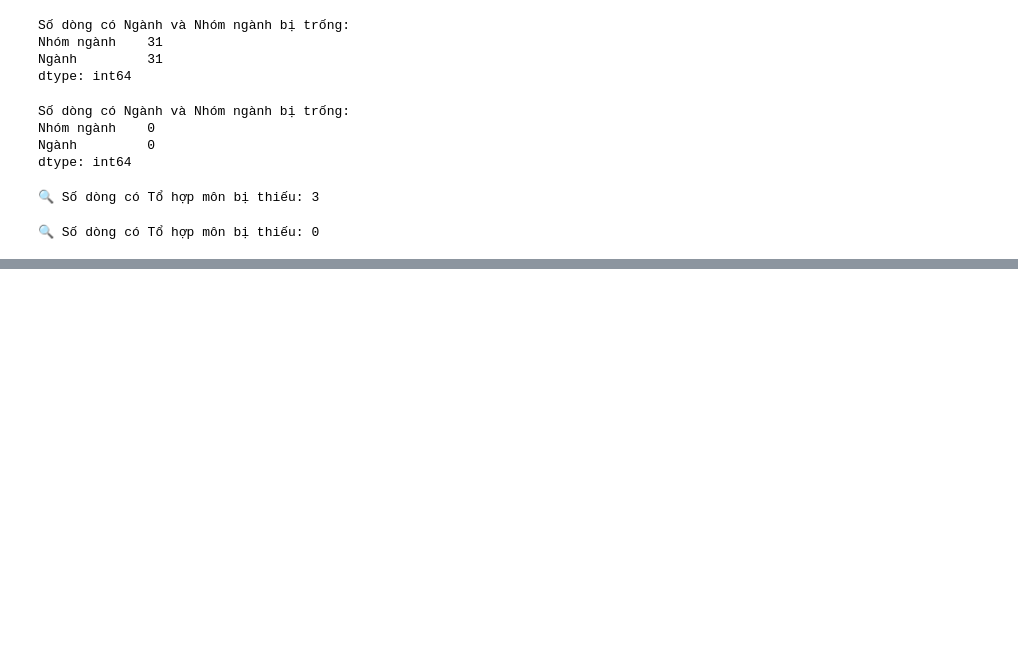
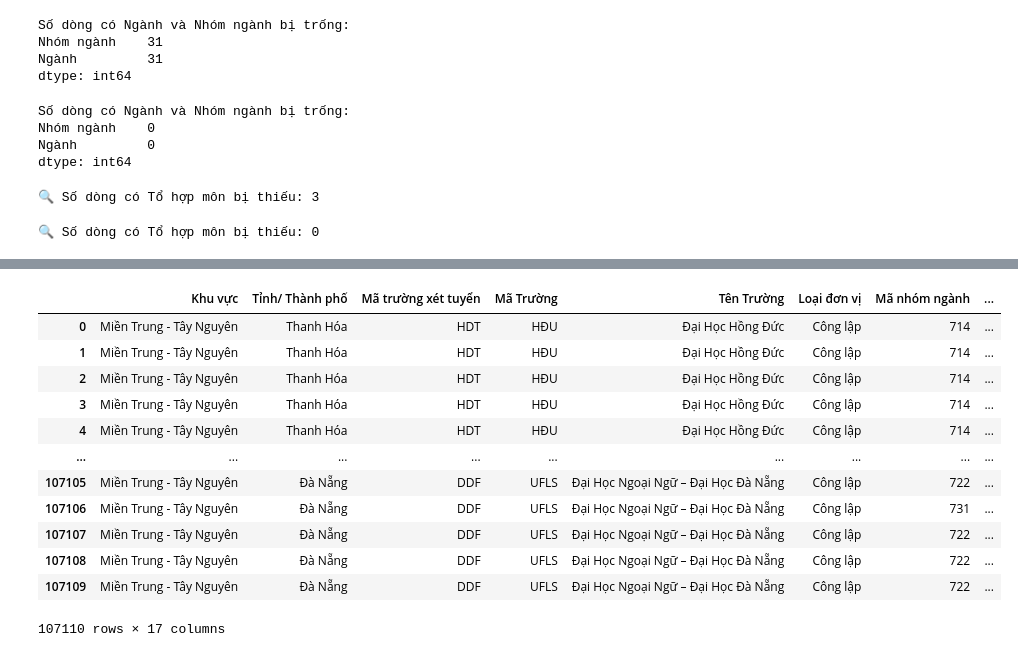
Before and after one commit to HTNam1710/ADS_Final, a Jupyter notebook: Source/Data Preprocessing.ipynb, the cells around one changed output, grey strips where cells are left out. Drawn from its saved outputs; the diff is of its cells as text; code cells hidden in the pictures; blank space fills up the shorter version.

```diff
--- a/Source/Data Preprocessing.ipynb
+++ b/Source/Data Preprocessing.ipynb
@@ -496,2 +559,19 @@ df_expanded
 # %%
 df_expanded.to_csv("Data/diem_chuan_2024_full.csv", index=False, encoding="utf-8-sig")
+# %%
+df_18_23 = pd.read_excel('Data/diemchuan_full_18-23.xlsx')
+df_18_23
+# %% [output]
+|  | Khu vực | Tỉnh/ Thành phố | Mã trường xét tuyển | Mã Trường | Tên Trường | Loại đơn vị | Mã nhóm ngành | ... |
+| 0 | Miền Trung - Tây Nguyên | Thanh Hóa | HDT | HĐU | Đại Học Hồng Đức | Công lập | 714 | ... |
+| 1 | Miền Trung - Tây Nguyên | Thanh Hóa | HDT | HĐU | Đại Học Hồng Đức | Công lập | 714 | ... |
+| 2 | Miền Trung - Tây Nguyên | Thanh Hóa | HDT | HĐU | Đại Học Hồng Đức | Công lập | 714 | ... |
+| 3 | Miền Trung - Tây Nguyên | Thanh Hóa | HDT | HĐU | Đại Học Hồng Đức | Công lập | 714 | ... |
+| 4 | Miền Trung - Tây Nguyên | Thanh Hóa | HDT | HĐU | Đại Học Hồng Đức | Công lập | 714 | ... |
+| ... | ... | ... | ... | ... | ... | ... | ... | ... |
+| 107105 | Miền Trung - Tây Nguyên | Đà Nẵng | DDF | UFLS | Đại Học Ngoại Ngữ – Đại Học Đà Nẵng | Công lập | 722 | ... |
+| 107106 | Miền Trung - Tây Nguyên | Đà Nẵng | DDF | UFLS | Đại Học Ngoại Ngữ – Đại Học Đà Nẵng | Công lập | 731 | ... |
+| 107107 | Miền Trung - Tây Nguyên | Đà Nẵng | DDF | UFLS | Đại Học Ngoại Ngữ – Đại Học Đà Nẵng | Công lập | 722 | ... |
+| 107108 | Miền Trung - Tây Nguyên | Đà Nẵng | DDF | UFLS | Đại Học Ngoại Ngữ – Đại Học Đà Nẵng | Công lập | 722 | ... |
+| 107109 | Miền Trung - Tây Nguyên | Đà Nẵng | DDF | UFLS | Đại Học Ngoại Ngữ – Đại Học Đà Nẵng | Công lập | 722 | ... |
+107110 rows × 17 columns
```
Also changed, not shown: parts of 22 cells of this notebook, 4 other files.
